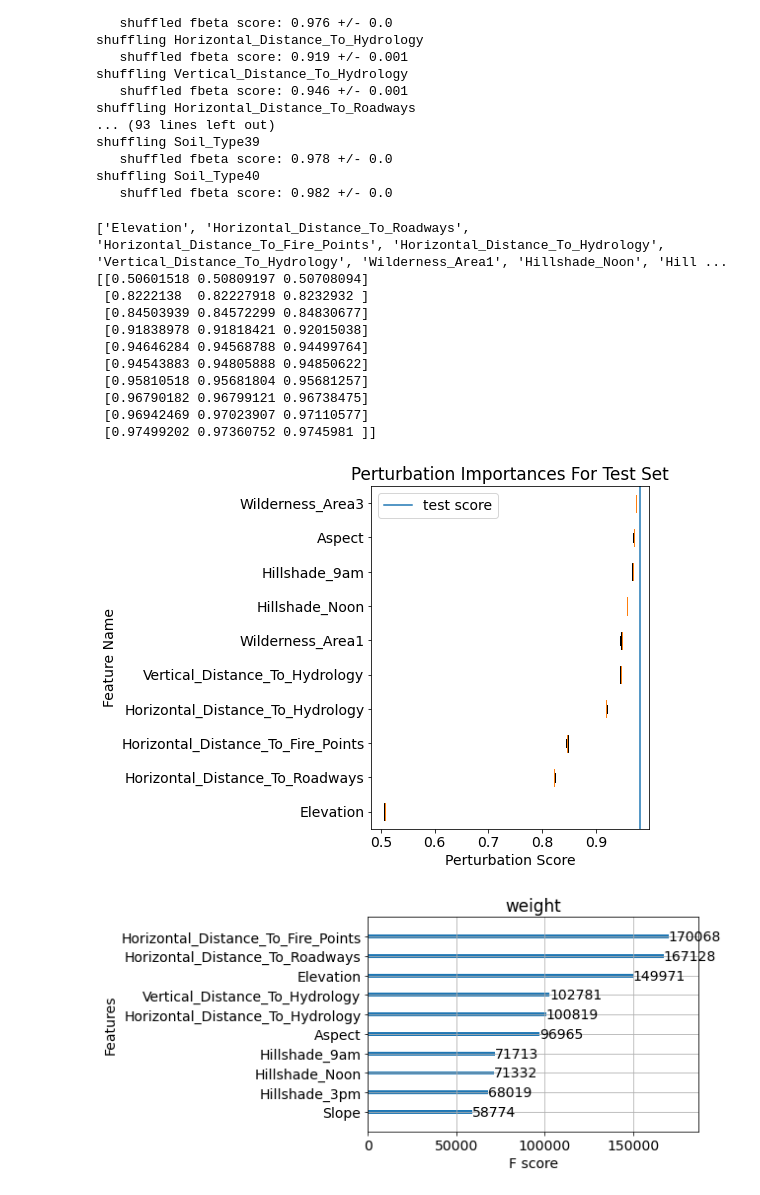
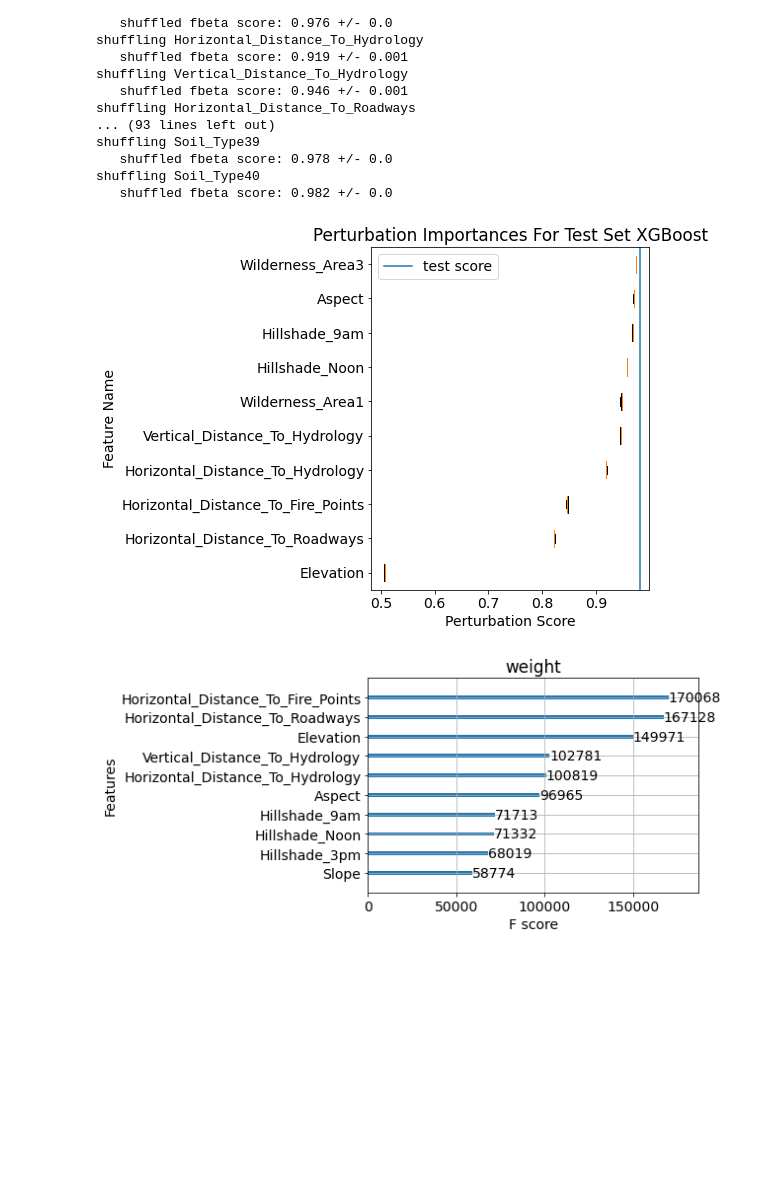
Before and after one commit to jacksonbrandberg/data1030_project, a Jupyter notebook: src/final_script.ipynb, the cells around one changed output. Drawn from its saved outputs; the diff is of its cells as text; code cells hidden in the pictures; blank space fills up the shorter version.

Commit message:
changes to plot

```diff
--- a/src/final_script.ipynb
+++ b/src/final_script.ipynb
@@ -635,7 +622,7 @@ np.random.seed(112)
 
 nr_runs = 3
 scores = np.zeros([len(feature_names),nr_runs])
-XGB = model
+XGB = XGB_model
 y_test_pred = XGB.predict(df_test)
 print(y_test_pred)
 fbeta_score(y_test_prep,y_test_pred,beta=1, average = 'weighted')
@@ -678,35 +665,24 @@ shuffling Soil_Type40
 # %%
 import matplotlib
 from matplotlib import pylab as plt
-sorted_indcs = np.argsort(np.mean(scores,axis=1))#[::-1]
+sorted_indcs = np.argsort(np.mean(scores_feature_xgboost,axis=1))#[::-1]
 top_10 = sorted_indcs[0:10]
 T = [feature_names[i] for i in top_10]
-print(T)
-print(scores[top_10])
+# print(T)
+# print(scores_feature_xgboost[top_10])
 plt.rcParams.update({'font.size': 14})
 plt.figure(figsize=(8,6))
-plt.boxplot(scores[top_10].T,labels=T,vert=False)
+plt.boxplot(scores_feature_xgboost[top_10].T,labels=T,vert=False)
 plt.axvline(test_score,label='test score')
-plt.title("Perturbation Importances For Test Set")
+plt.title("Perturbation Importances For Test Set XGBoost")
 plt.xlabel('Perturbation Score')
 plt.ylabel('Feature Name')
 plt.legend()
 plt.tight_layout()
 plt.savefig('../figures/feature_importance_xgboost.png', dpi=300, bbox_inches='tight')
 plt.show()
 # %% [output]
-['Elevation', 'Horizontal_Distance_To_Roadways', 'Horizontal_Distance_To_Fire_Points', 'Horizontal_Distance_To_Hydrology', 'Vertical_Distance_To_Hydrology', 'Wilderness_Area1', 'Hillshade_Noon', 'Hill ...
-[[0.50601518 0.50809197 0.50708094]
- [0.8222138  0.82227918 0.8232932 ]
- [0.84503939 0.84572299 0.84830677]
- [0.91838978 0.91818421 0.92015038]
- [0.94646284 0.94568788 0.94499764]
- [0.94543883 0.94805888 0.94850622]
- [0.95810518 0.95681804 0.95681257]
- [0.96790182 0.96799121 0.96738475]
- [0.96942469 0.97023907 0.97110577]
- [0.97499202 0.97360752 0.9745981 ]]
-[figure, old version]
+[figure, new version]
 # %%
 # import pickle
 # file = open('../results/xgboost_feature_importance.save', 'wb')
```
Also changed, not shown: parts of 1 cell of this notebook, 1 other file.
